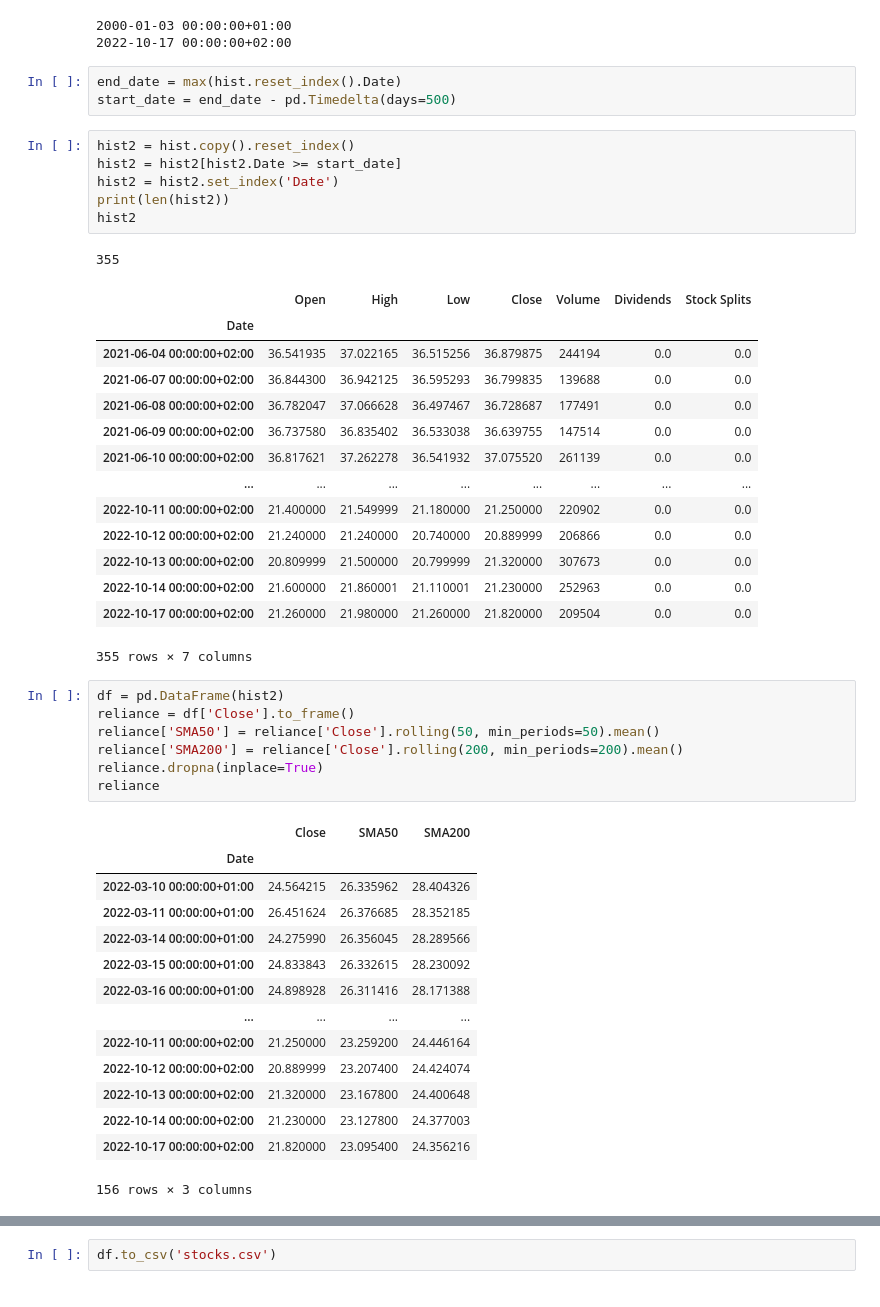
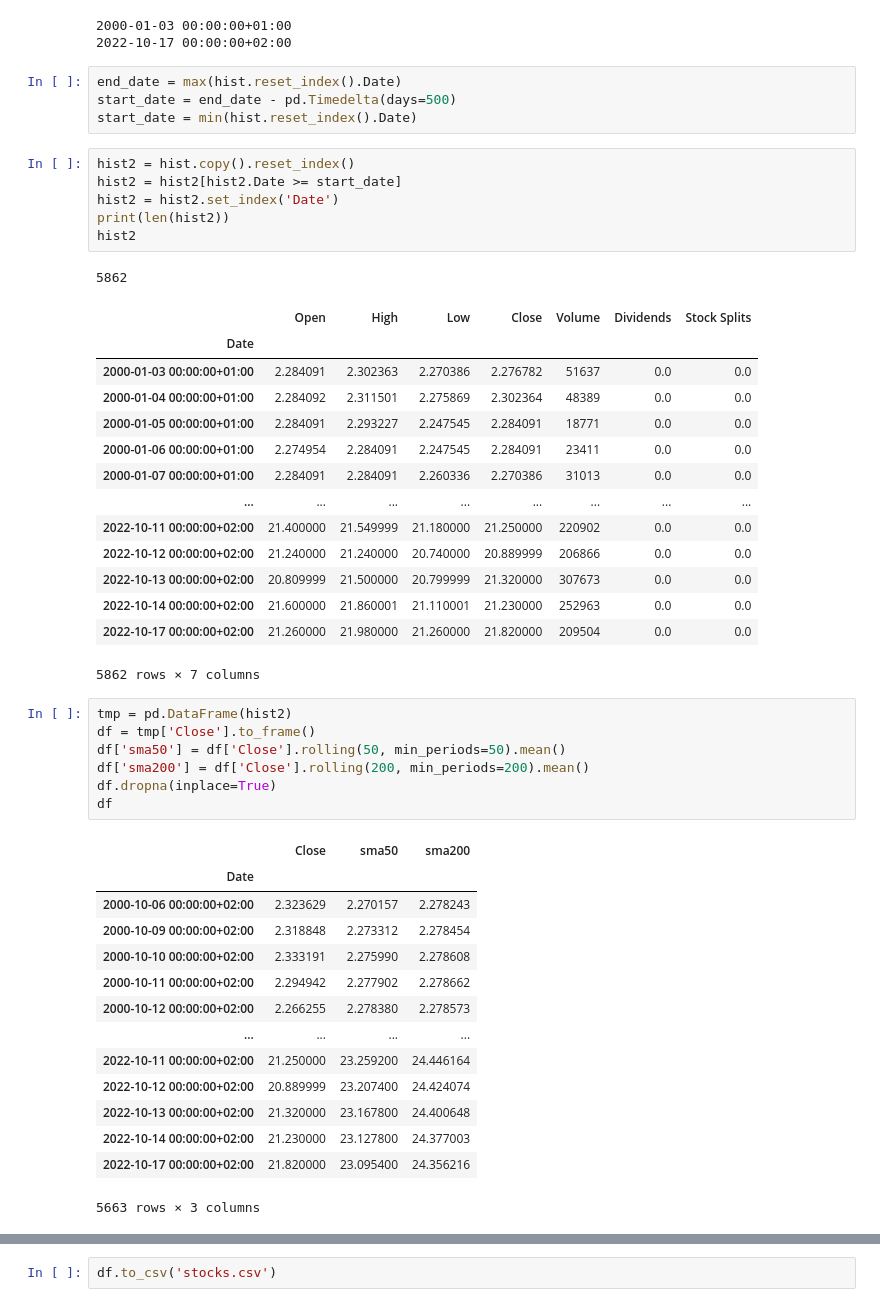
Before and after one commit to raoulbia/trading, a Jupyter notebook: sma200_v1.ipynb, the cells around one changed output, grey strips where cells are left out. Drawn from its saved outputs; the diff is of its cells as text.

```diff
--- a/sma200_v1.ipynb
+++ b/sma200_v1.ipynb
@@ -67,6 +68,7 @@ print(max(hist.reset_index().Date))
 # %%
 end_date = max(hist.reset_index().Date)
 start_date = end_date - pd.Timedelta(days=500)
+start_date = min(hist.reset_index().Date)
 # %%
 hist2 = hist.copy().reset_index()
 hist2 = hist2[hist2.Date >= start_date]
@@ -74,40 +76,40 @@ hist2 = hist2.set_index('Date')
 print(len(hist2))
 hist2
 # %% [output]
-355
+5862
 |  | Open | High | Low | Close | Volume | Dividends | Stock Splits |
 | Date |  |  |  |  |  |  |  |
-| 2021-06-04 00:00:00+02:00 | 36.541935 | 37.022165 | 36.515256 | 36.879875 | 244194 | 0.0 | 0.0 |
-| 2021-06-07 00:00:00+02:00 | 36.844300 | 36.942125 | 36.595293 | 36.799835 | 139688 | 0.0 | 0.0 |
-| 2021-06-08 00:00:00+02:00 | 36.782047 | 37.066628 | 36.497467 | 36.728687 | 177491 | 0.0 | 0.0 |
-| 2021-06-09 00:00:00+02:00 | 36.737580 | 36.835402 | 36.533038 | 36.639755 | 147514 | 0.0 | 0.0 |
-| 2021-06-10 00:00:00+02:00 | 36.817621 | 37.262278 | 36.541932 | 37.075520 | 261139 | 0.0 | 0.0 |
+| 2000-01-03 00:00:00+01:00 | 2.284091 | 2.302363 | 2.270386 | 2.276782 | 51637 | 0.0 | 0.0 |
+| 2000-01-04 00:00:00+01:00 | 2.284092 | 2.311501 | 2.275869 | 2.302364 | 48389 | 0.0 | 0.0 |
+| 2000-01-05 00:00:00+01:00 | 2.284091 | 2.293227 | 2.247545 | 2.284091 | 18771 | 0.0 | 0.0 |
+| 2000-01-06 00:00:00+01:00 | 2.274954 | 2.284091 | 2.247545 | 2.284091 | 23411 | 0.0 | 0.0 |
+| 2000-01-07 00:00:00+01:00 | 2.284091 | 2.284091 | 2.260336 | 2.270386 | 31013 | 0.0 | 0.0 |
 | ... | ... | ... | ... | ... | ... | ... | ... |
 | 2022-10-11 00:00:00+02:00 | 21.400000 | 21.549999 | 21.180000 | 21.250000 | 220902 | 0.0 | 0.0 |
 | 2022-10-12 00:00:00+02:00 | 21.240000 | 21.240000 | 20.740000 | 20.889999 | 206866 | 0.0 | 0.0 |
 | 2022-10-13 00:00:00+02:00 | 20.809999 | 21.500000 | 20.799999 | 21.320000 | 307673 | 0.0 | 0.0 |
 | 2022-10-14 00:00:00+02:00 | 21.600000 | 21.860001 | 21.110001 | 21.230000 | 252963 | 0.0 | 0.0 |
 | 2022-10-17 00:00:00+02:00 | 21.260000 | 21.980000 | 21.260000 | 21.820000 | 209504 | 0.0 | 0.0 |
-355 rows × 7 columns
+5862 rows × 7 columns
 # %%
-df = pd.DataFrame(hist2)
-reliance = df['Close'].to_frame()
-reliance['SMA50'] = reliance['Close'].rolling(50, min_periods=50).mean()
-reliance['SMA200'] = reliance['Close'].rolling(200, min_periods=200).mean()
-reliance.dropna(inplace=True)
-reliance
+tmp = pd.DataFrame(hist2)
+df = tmp['Close'].to_frame()
+df['sma50'] = df['Close'].rolling(50, min_periods=50).mean()
+df['sma200'] = df['Close'].rolling(200, min_periods=200).mean()
+df.dropna(inplace=True)
+df
 # %% [output]
-|  | Close | SMA50 | SMA200 |
+|  | Close | sma50 | sma200 |
 | Date |  |  |  |
-| 2022-03-10 00:00:00+01:00 | 24.564215 | 26.335962 | 28.404326 |
-| 2022-03-11 00:00:00+01:00 | 26.451624 | 26.376685 | 28.352185 |
-| 2022-03-14 00:00:00+01:00 | 24.275990 | 26.356045 | 28.289566 |
-| 2022-03-15 00:00:00+01:00 | 24.833843 | 26.332615 | 28.230092 |
-| 2022-03-16 00:00:00+01:00 | 24.898928 | 26.311416 | 28.171388 |
+| 2000-10-06 00:00:00+02:00 | 2.323629 | 2.270157 | 2.278243 |
+| 2000-10-09 00:00:00+02:00 | 2.318848 | 2.273312 | 2.278454 |
+| 2000-10-10 00:00:00+02:00 | 2.333191 | 2.275990 | 2.278608 |
+| 2000-10-11 00:00:00+02:00 | 2.294942 | 2.277902 | 2.278662 |
+| 2000-10-12 00:00:00+02:00 | 2.266255 | 2.278380 | 2.278573 |
 | ... | ... | ... | ... |
 | 2022-10-11 00:00:00+02:00 | 21.250000 | 23.259200 | 24.446164 |
 | 2022-10-12 00:00:00+02:00 | 20.889999 | 23.207400 | 24.424074 |
 | 2022-10-13 00:00:00+02:00 | 21.320000 | 23.167800 | 24.400648 |
 | 2022-10-14 00:00:00+02:00 | 21.230000 | 23.127800 | 24.377003 |
 | 2022-10-17 00:00:00+02:00 | 21.820000 | 23.095400 | 24.356216 |
-156 rows × 3 columns
+5663 rows × 3 columns
```
Also changed, not shown: parts of 7 cells of this notebook.
